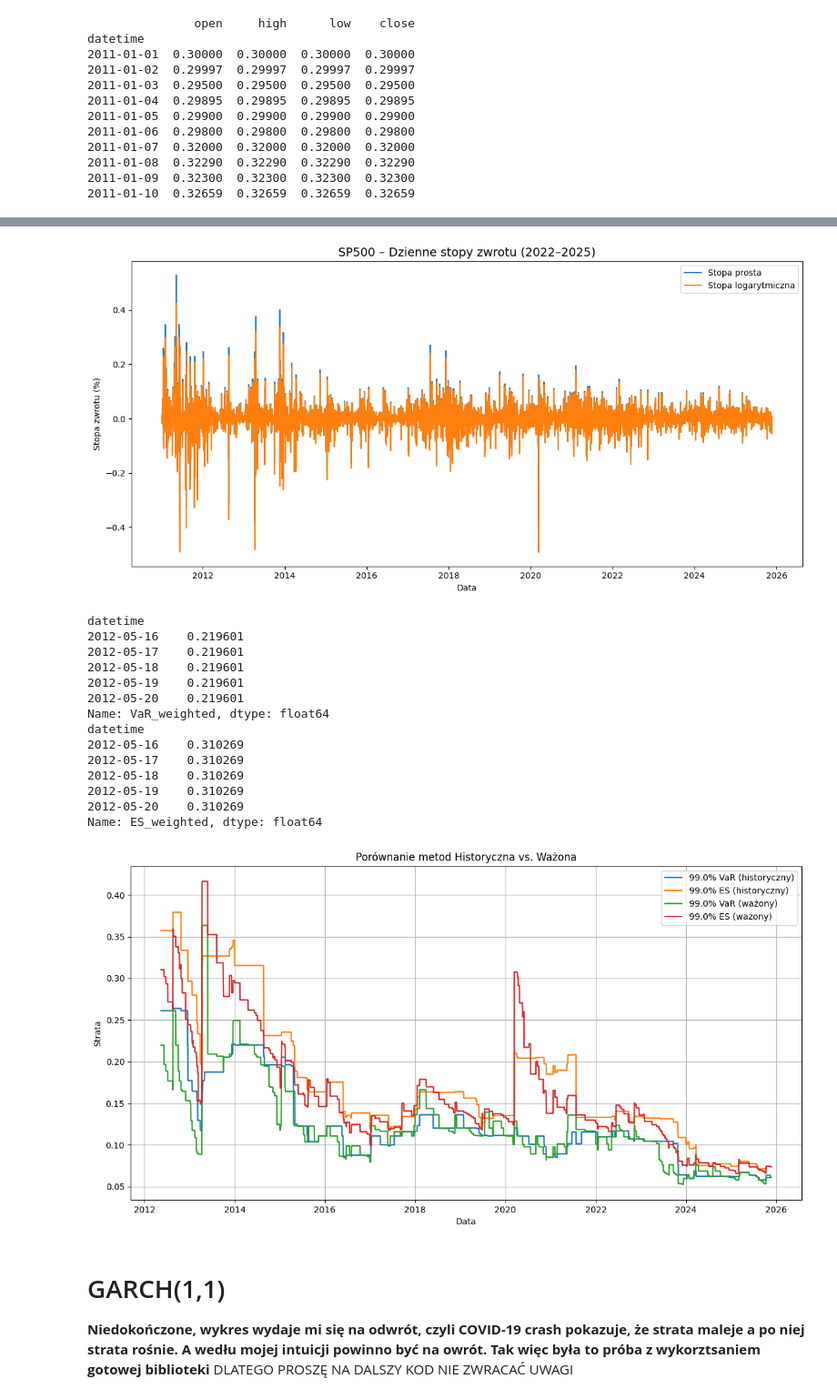
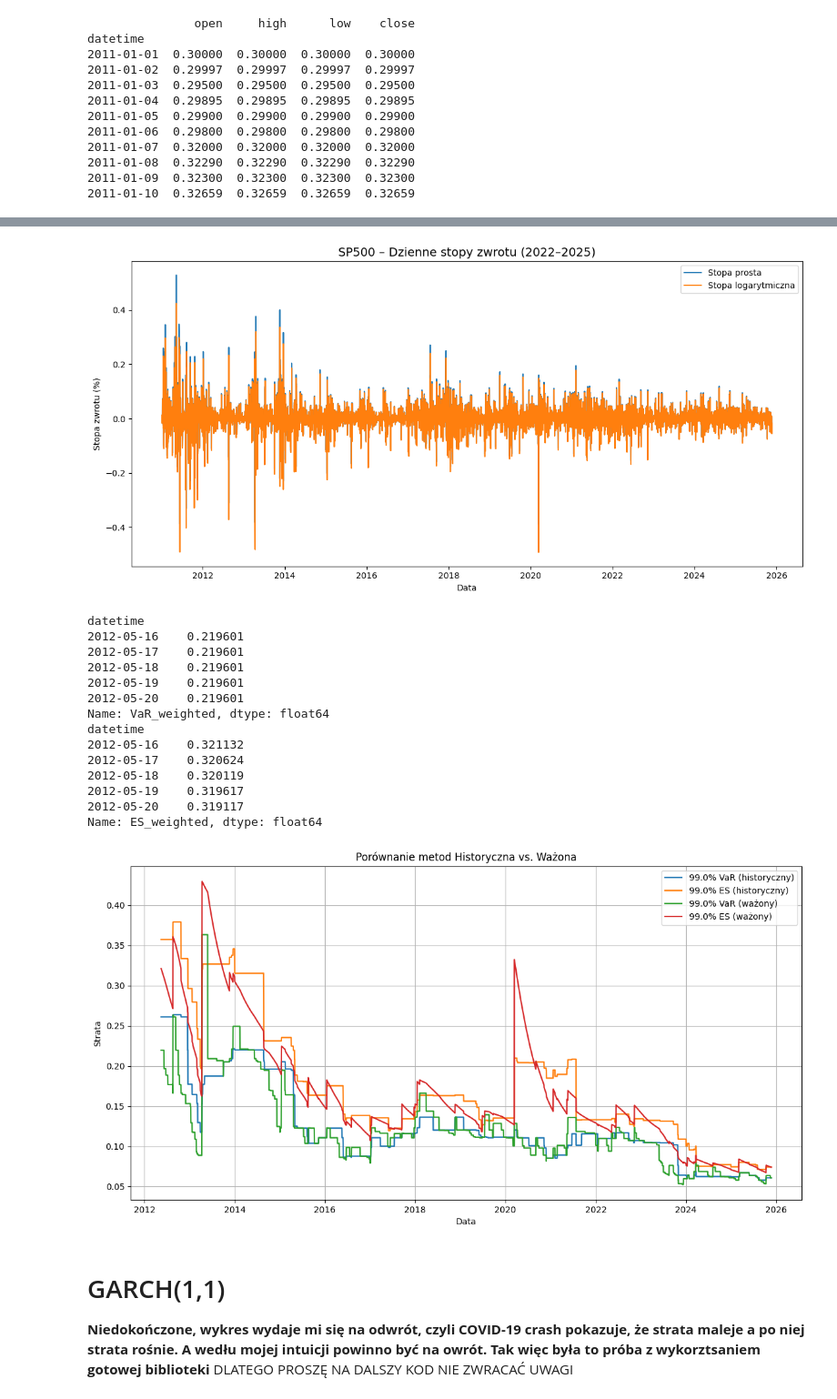
Before and after one commit to anteqkois/ilos-ciowe-miary-ryzyka-rynkowego, a Jupyter notebook: ex_2/ex_2.ipynb, the cells around one changed output, grey strips where cells are left out. Shown at 91% size. Cells and saved outputs as stored; diff of their text form; code cells hidden in the pictures.

```diff
--- a/ex_2/ex_2.ipynb
+++ b/ex_2/ex_2.ipynb
@@ -202,41 +305,4 @@ W okresach wysokiej zmienności (np. COVID-19) ES rośnie znacznie silniej niż
 # %%
-# Funkcja pomocnicza: obliczanie wag p_i
-def compute_weights(n, q=0.995):
-    """
-    Zwraca wektor wag p_i zgodnie ze wzorem z wykłądów
-    i = 1...n (i=1 najstarsza obserwacja, i=n najnowsza)
-    """
-    i = np.arange(1, n+1)
-    weights = (q**(n - i)) * (1 - q) / (1 - q**n)
-    return weights
-
-
-# Funkcje do VaR i ES liczonych w oknie czasu dla meotdy ważonej
-def weighted_var_es(window_losses, q=0.995, alpha=0.99):
-    n = len(window_losses)
-    weights = compute_weights(n, q)
-
-    # sortujemy straty
-    sorted_idx = np.argsort(window_losses)
-    sorted_losses = window_losses[sorted_idx]
-    sorted_weights = weights[sorted_idx]
-
-    # kumulacja prawdopodobieństw
-    cumulative = np.cumsum(sorted_weights)
-    # print(f"cumulative {cumulative}")
-
-    # indeks VaR
-    idx = np.searchsorted(cumulative, alpha)
-    var_value = sorted_losses[idx]
-
-    # ES = ważona średnia strat > VaR
-    tail_losses = sorted_losses[idx:]
-    tail_weights = sorted_weights[idx:]
-
-    es_value = np.sum(tail_losses * tail_weights) / np.sum(tail_weights)
-
-    return var_value, es_value
-
 WINDOW = 500 # ile dni bierzemy pod uwagę
 QUANTILE_LEVEL = 0.99  # czyli 99% VaR
 QUANTILE_LEVEL_PERCENTAHE = QUANTILE_LEVEL * 100
@@ -247,7 +313,8 @@ es_list = []
 
 for i in range(WINDOW, len(losses)):
     window_losses = losses[i-WINDOW:i]
-    var_value, es_value = weighted_var_es(window_losses, q=Q_PARAMETER, alpha=QUANTILE_LEVEL)
+    # var_value, es_value = weighted_var_es(window_losses, q=Q_PARAMETER, alpha=QUANTILE_LEVEL)
+    var_value, es_value = weighted_var_es_strict(window_losses, q=Q_PARAMETER, alpha=QUANTILE_LEVEL)
     var_list.append(var_value)
     es_list.append(es_value)
 
@@ -402,7 +469,8 @@ es_list = []
 
 for i in range(WINDOW, len(losses)):
     window_losses = losses[i-WINDOW:i]
-    var_value, es_value = weighted_var_es(window_losses, q=Q_PARAMETER, alpha=QUANTILE_LEVEL)
+    # var_value, es_value = weighted_var_es(window_losses, q=Q_PARAMETER, alpha=QUANTILE_LEVEL)
+    var_value, es_value = weighted_var_es_strict(window_losses, q=Q_PARAMETER, alpha=QUANTILE_LEVEL)
     var_list.append(var_value)
     es_list.append(es_value)
 
@@ -433,39 +501,39 @@ plt.plot(ES_w, label=f"{QUANTILE_LEVEL_PERCENTAHE}% ES (ważony)", linewidth=1.6
 
 plt.title(f"Porównanie metod Historyczna vs. Ważona")
 plt.xlabel("Data")
 plt.ylabel("Strata")
 plt.legend()
 plt.grid(True)
 plt.show()
 # %% [output]
             simple_frac  log_frac
 datetime
 2025-11-12    -0.013629 -0.013723
 2025-11-13    -0.019304 -0.019493
 2025-11-14    -0.051138 -0.052492
 2025-11-15     0.010595  0.010539
 2025-11-16    -0.013963 -0.014061
 2025-11-17    -0.021709 -0.021948
 2025-11-18     0.008086  0.008054
 2025-11-19    -0.015123 -0.015239
 2025-11-20    -0.053713 -0.055210
 2025-11-21    -0.017404 -0.017557
 [figure]
 datetime
 2012-05-16    0.219601
 2012-05-17    0.219601
 2012-05-18    0.219601
 2012-05-19    0.219601
 2012-05-20    0.219601
 Name: VaR_weighted, dtype: float64
 datetime
-2012-05-16    0.310269
-2012-05-17    0.310269
-2012-05-18    0.310269
-2012-05-19    0.310269
-2012-05-20    0.310269
+2012-05-16    0.321132
+2012-05-17    0.320624
+2012-05-18    0.320119
+2012-05-19    0.319617
+2012-05-20    0.319117
 Name: ES_weighted, dtype: float64
-[figure, old version]
+[figure, new version]
 # %% [markdown]
 # GARCH(1,1)
 
```
Also changed, not shown: parts of 6 cells of this notebook.
